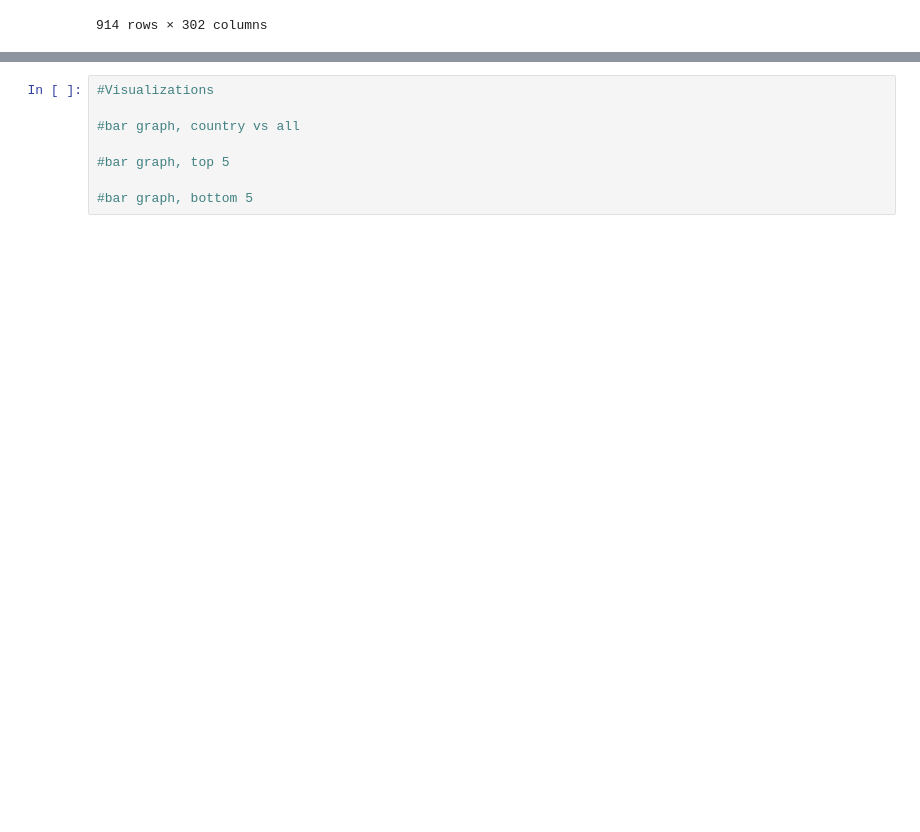
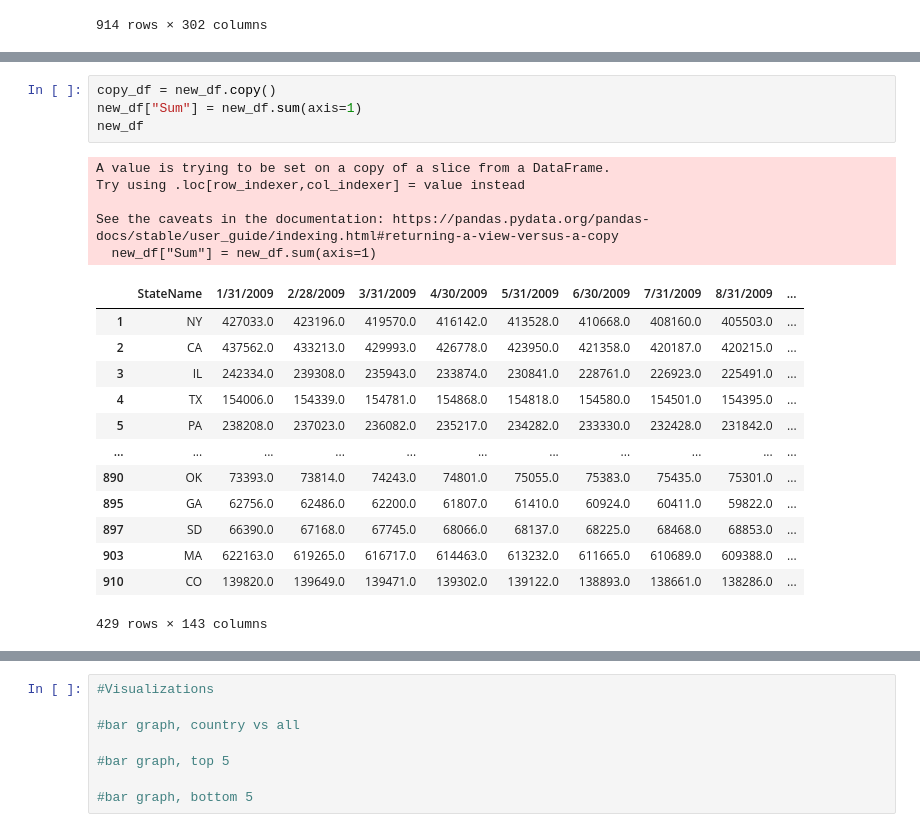
Before and after one commit to josh-acampado/dumbledores_platoon, a Jupyter notebook: Zillow_Housing_Data.ipynb, the cells around one changed output, grey strips where cells are left out. Drawn from its saved outputs; the diff is of its cells as text; blank space fills up the shorter version.

Commit message:
Finalizing Real DataFrame

```diff
--- a/Zillow_Housing_Data.ipynb
+++ b/Zillow_Housing_Data.ipynb
@@ -94,0 +71,23 @@ Name: Sum, dtype: float64
+# %%
+copy_df = new_df.copy()
+new_df["Sum"] = new_df.sum(axis=1)
+new_df
+# %% [output]
+A value is trying to be set on a copy of a slice from a DataFrame.
+Try using .loc[row_indexer,col_indexer] = value instead
+
+See the caveats in the documentation: https://pandas.pydata.org/pandas-docs/stable/user_guide/indexing.html#returning-a-view-versus-a-copy
+  new_df["Sum"] = new_df.sum(axis=1)
+|  | StateName | 1/31/2009 | 2/28/2009 | 3/31/2009 | 4/30/2009 | 5/31/2009 | 6/30/2009 | 7/31/2009 | 8/31/2009 | ... |
+| 1 | NY | 427033.0 | 423196.0 | 419570.0 | 416142.0 | 413528.0 | 410668.0 | 408160.0 | 405503.0 | ... |
+| 2 | CA | 437562.0 | 433213.0 | 429993.0 | 426778.0 | 423950.0 | 421358.0 | 420187.0 | 420215.0 | ... |
+| 3 | IL | 242334.0 | 239308.0 | 235943.0 | 233874.0 | 230841.0 | 228761.0 | 226923.0 | 225491.0 | ... |
+| 4 | TX | 154006.0 | 154339.0 | 154781.0 | 154868.0 | 154818.0 | 154580.0 | 154501.0 | 154395.0 | ... |
+| 5 | PA | 238208.0 | 237023.0 | 236082.0 | 235217.0 | 234282.0 | 233330.0 | 232428.0 | 231842.0 | ... |
+| ... | ... | ... | ... | ... | ... | ... | ... | ... | ... | ... |
+| 890 | OK | 73393.0 | 73814.0 | 74243.0 | 74801.0 | 75055.0 | 75383.0 | 75435.0 | 75301.0 | ... |
+| 895 | GA | 62756.0 | 62486.0 | 62200.0 | 61807.0 | 61410.0 | 60924.0 | 60411.0 | 59822.0 | ... |
+| 897 | SD | 66390.0 | 67168.0 | 67745.0 | 68066.0 | 68137.0 | 68225.0 | 68468.0 | 68853.0 | ... |
+| 903 | MA | 622163.0 | 619265.0 | 616717.0 | 614463.0 | 613232.0 | 611665.0 | 610689.0 | 609388.0 | ... |
+| 910 | CO | 139820.0 | 139649.0 | 139471.0 | 139302.0 | 139122.0 | 138893.0 | 138661.0 | 138286.0 | ... |
+429 rows × 143 columns
```
Also changed, not shown: parts of 7 cells of this notebook.
